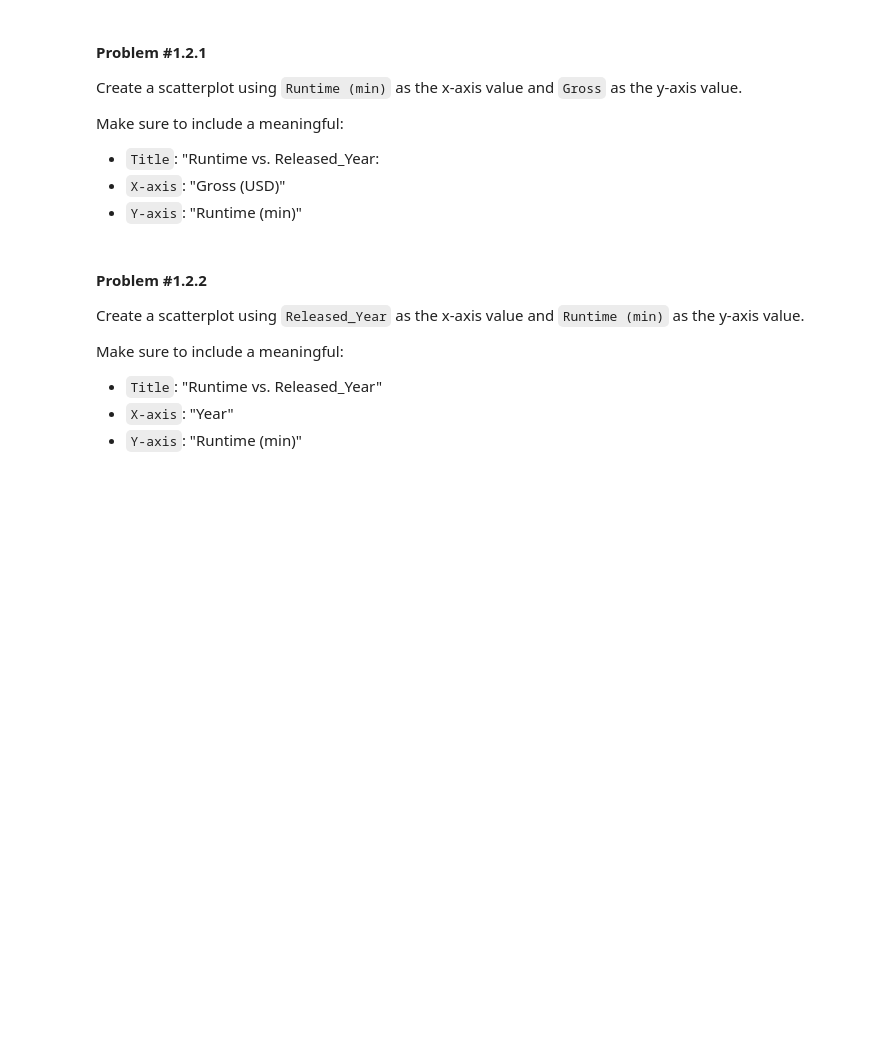
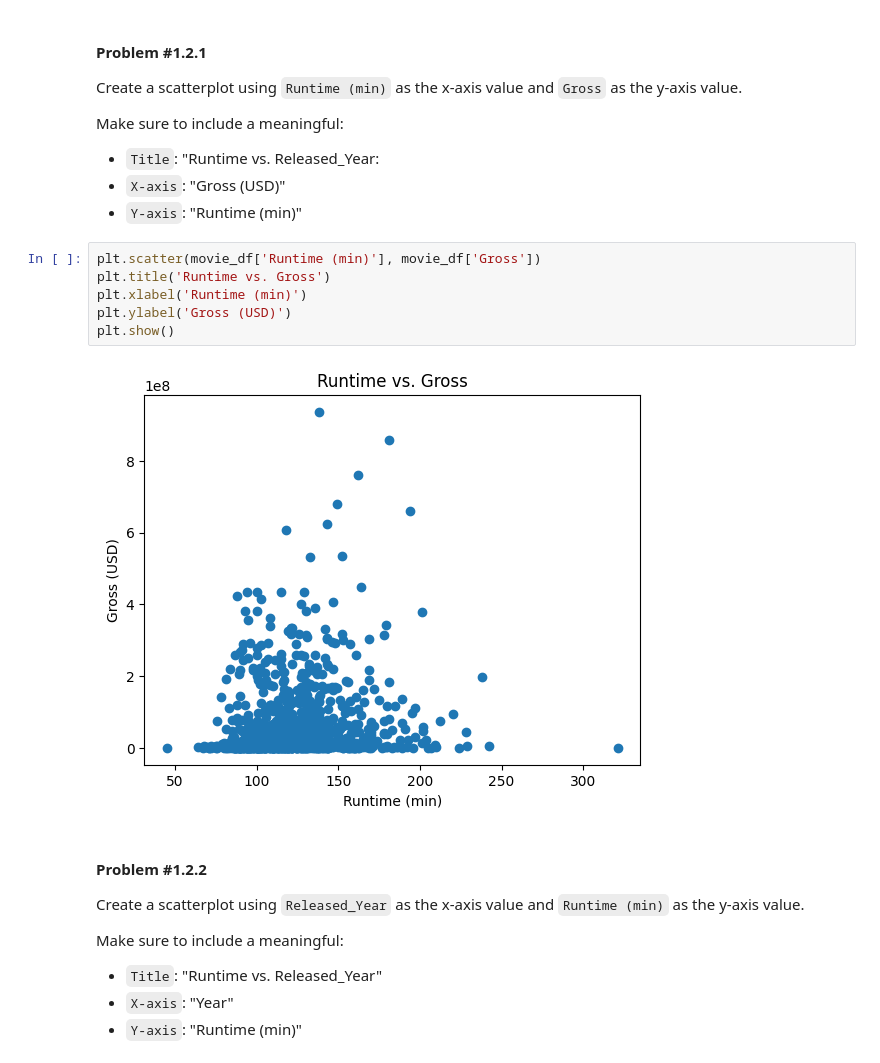
Before and after one commit to jzniu/07.22.24-AWS-Part-2-Prework, a Jupyter notebook: TRAIN AWS Part II Prework Notebook [STUDENT].ipynb, the cells around one changed output. Cells and saved outputs as stored; diff of their text form; blank space fills up the shorter version.

```diff
--- a/TRAIN AWS Part II Prework Notebook [STUDENT].ipynb
+++ b/TRAIN AWS Part II Prework Notebook [STUDENT].ipynb
@@ -126,6 +177,14 @@ Make sure to include a meaningful:
 * `Title`: "Runtime vs. Released_Year:
 * `X-axis`: "Gross (USD)"
 * `Y-axis`: "Runtime (min)"
+# %%
+plt.scatter(movie_df['Runtime (min)'], movie_df['Gross'])
+plt.title('Runtime vs. Gross')
+plt.xlabel('Runtime (min)')
+plt.ylabel('Gross (USD)')
+plt.show()
+# %% [output]
+[figure, added]
 # %% [markdown]
 #### **Problem #1.2.2**
 
```
Also changed, not shown: parts of 56 cells of this notebook.
